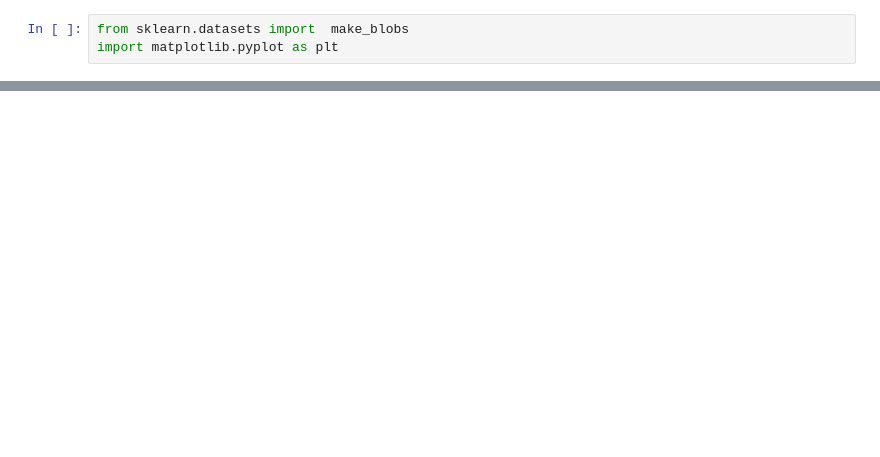
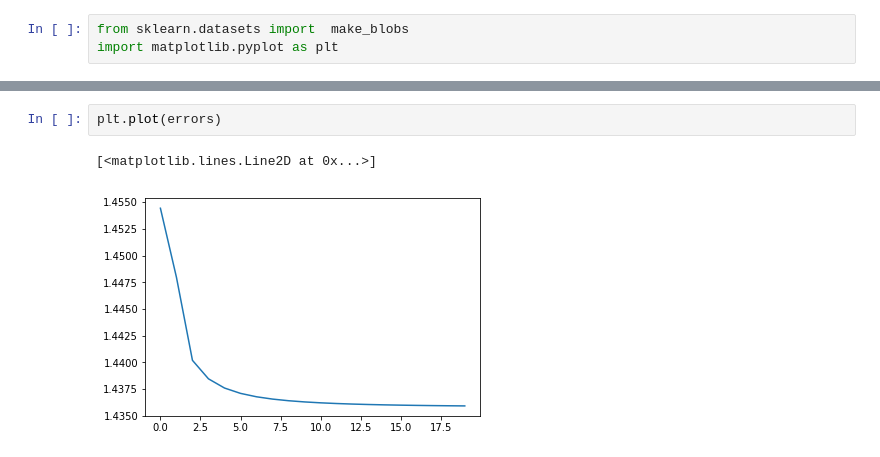
Before and after one commit to coding-blocks-archives/Data-Noida-2020-Jan, a Jupyter notebook: lecture_09/Untitled.ipynb, the cells around one changed output, grey strips where cells are left out. Drawn from its saved outputs; the diff is of its cells as text; blank space fills up the shorter version.

```diff
--- a/lecture_09/Untitled.ipynb
+++ b/lecture_09/Untitled.ipynb
@@ -83,0 +96,5 @@ plt.scatter(X[:, 0], X[:, 1], c=model.labels_)
+# %%
+plt.plot(errors)
+# %% [output]
+[<matplotlib.lines.Line2D at 0x...>]
+[figure, added]
```
Also changed, not shown: parts of 5 cells of this notebook.
